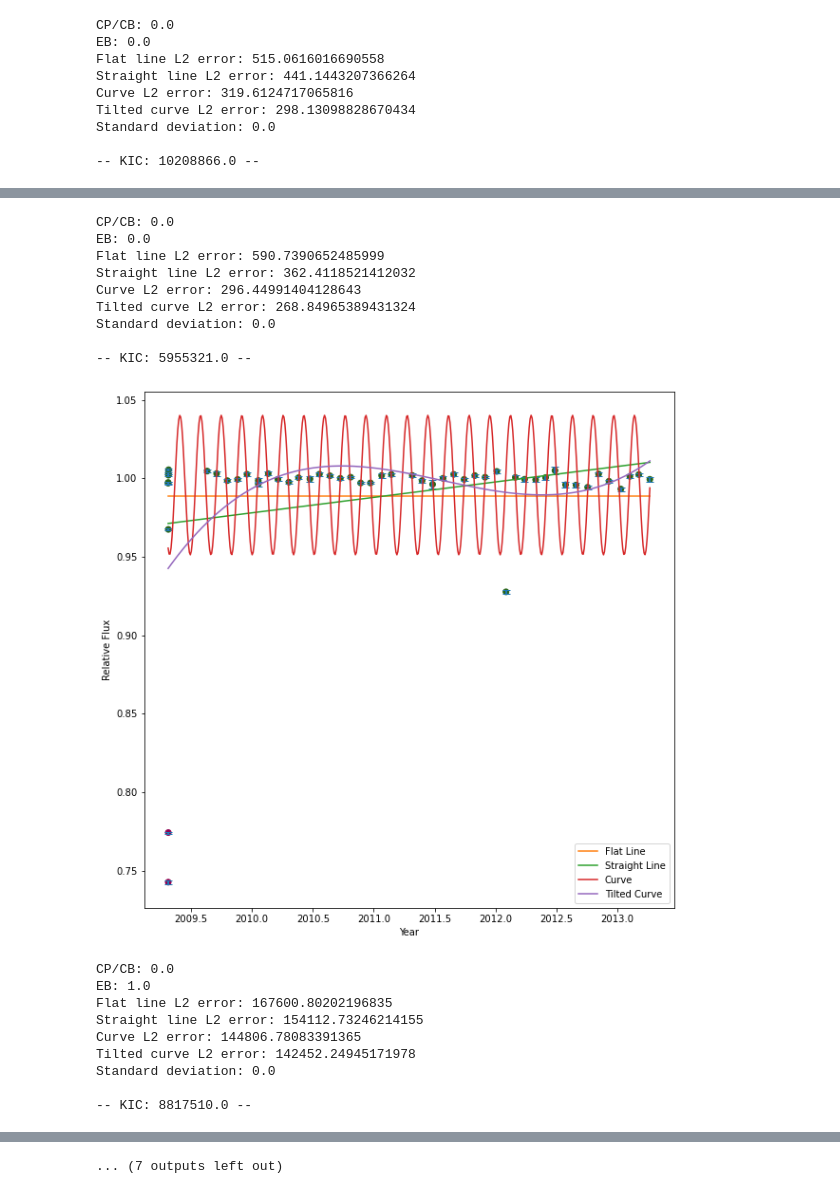
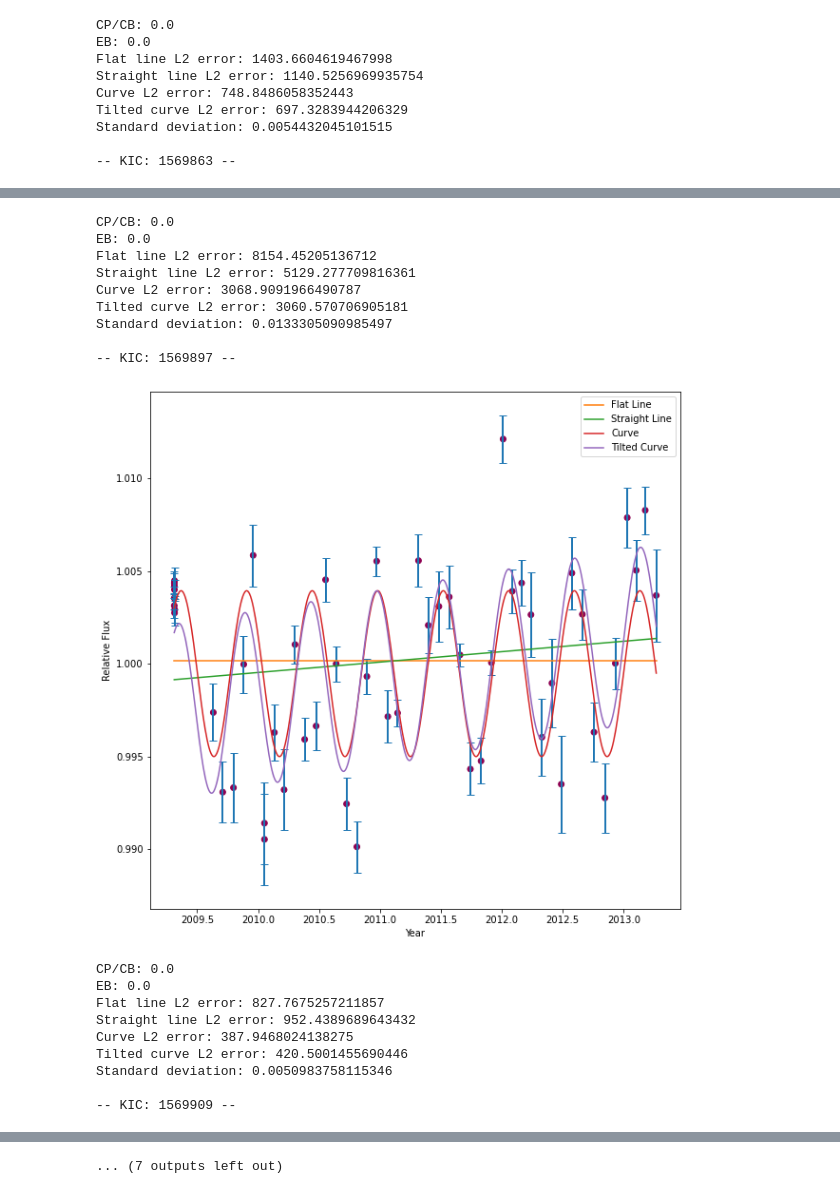
Before and after one commit to emily21030/rfc-var, a Jupyter notebook: labelling/visualize_fits.ipynb, the cells around one changed output, grey strips where cells are left out. Saved outputs shown, nothing was run; the diff lists cells and outputs as text; code cells hidden in the pictures.

```diff
--- a/labelling/visualize_fits.ipynb
+++ b/labelling/visualize_fits.ipynb
@@ -15,8 +15,8 @@ import ast
 from tqdm.notebook import tqdm
 pd.set_option('display.max_columns', None)
 # %%
-df = pd.read_csv("../data/Kepler_FFI_Fits.csv")
-params = pd.read_csv("../data/Kepler_FFI_Params.csv")
+df = pd.read_csv("../output/Kepler_FFI_Fits.csv")
+params = pd.read_csv("../output/Kepler_FFI_Params.csv")
 
 # all arrays in params imported as strings, convert them to actual arrays
 
@@ -73,7 +73,7 @@ def visualize(kid, y_min = None, y_max = None):
         plt.figure(figsize=(10, 10))
         ax = plt.axes()
         ax.errorbar(x_plot, y_plot, yerr=df_row[67:119], lw = 2, capsize = 4, capthick = 1, linestyle = '')
-        scatter = ax.scatter(x_plot, y_plot, c=np.where(np.abs(df_row[123:len(df.columns) - 1].to_numpy()) < 3, True, False), cmap='PiYG')
+        scatter = ax.scatter(x_plot, y_plot, c=np.where(np.abs(df_row[123:].to_numpy()) < 3, True, False), cmap='PiYG')
 
         line_inp = np.linspace(times[0], times[-1], 500)
         line_plot = np.linspace(normalized[0], normalized[-1], 500)
@@ -98,7 +98,7 @@ def visualize(kid, y_min = None, y_max = None):
         print("Straight line L2 error: " + str(df_row['straightLineErrorL2']))
         print("Curve L2 error: " + str(df_row['curveErrorL2']))
         print("Tilted curve L2 error: " + str(df_row['curtilErrorL2']))
-        print("Standard deviation: " + str(df_row['Standard_Deviation']) + "\n")
+        print("Standard deviation: " + str(df_row['stdev']) + "\n")
 # %%
 imp = improvement(df, 'straightLineErrorL2', 'straightLineParam', 'curtilErrorL2', 'curtilParamL2')
 
@@ -233,12 +254,12 @@ len(df[df['Jitter'] < 0.001])
 # Visualize plots
 
 i = 0
-data = eb()
+data = short_term()
 # data = data[data['eb'] == 0]
 print(len(data))
 for kic in data['KIC']:
     # visualize(kic)
-    if i > 10 and i < 20:
+    if i > 110 and i < 120:
         visualize(kic)
     i += 1
 # %% [output]
@@ -258,9 +279,9 @@ Standard deviation: 0.0
 CP/CB: 0.0
 EB: 0.0
-Flat line L2 error: 515.0616016690558
-Straight line L2 error: 441.1443207366264
-Curve L2 error: 319.6124717065816
-Tilted curve L2 error: 298.13098828670434
-Standard deviation: 0.0
+Flat line L2 error: 1403.6604619467998
+Straight line L2 error: 1140.5256969935754
+Curve L2 error: 748.8486058352443
+Tilted curve L2 error: 697.3283944206329
+Standard deviation: 0.0054432045101515
 
--- KIC: 10208866.0 --
+-- KIC: 1569863 --
@@ -268,19 +289,19 @@ Standard deviation: 0.0
 CP/CB: 0.0
 EB: 0.0
-Flat line L2 error: 590.7390652485999
-Straight line L2 error: 362.4118521412032
-Curve L2 error: 296.44991404128643
-Tilted curve L2 error: 268.84965389431324
-Standard deviation: 0.0
+Flat line L2 error: 8154.45205136712
+Straight line L2 error: 5129.277709816361
+Curve L2 error: 3068.9091966490787
+Tilted curve L2 error: 3060.570706905181
+Standard deviation: 0.0133305090985497
 
--- KIC: 5955321.0 --
+-- KIC: 1569897 --
-[figure, old version]
+[figure, new version]
 CP/CB: 0.0
-EB: 1.0
-Flat line L2 error: 167600.80202196835
-Straight line L2 error: 154112.73246214155
-Curve L2 error: 144806.78083391365
-Tilted curve L2 error: 142452.24945171978
-Standard deviation: 0.0
+EB: 0.0
+Flat line L2 error: 827.7675257211857
+Straight line L2 error: 952.4389689643432
+Curve L2 error: 387.9468024138275
+Tilted curve L2 error: 420.5001455690446
+Standard deviation: 0.0050983758115346
 
--- KIC: 8817510.0 --
+-- KIC: 1569909 --
```
Also changed, not shown: parts of 12 cells of this notebook, 9 other files.
